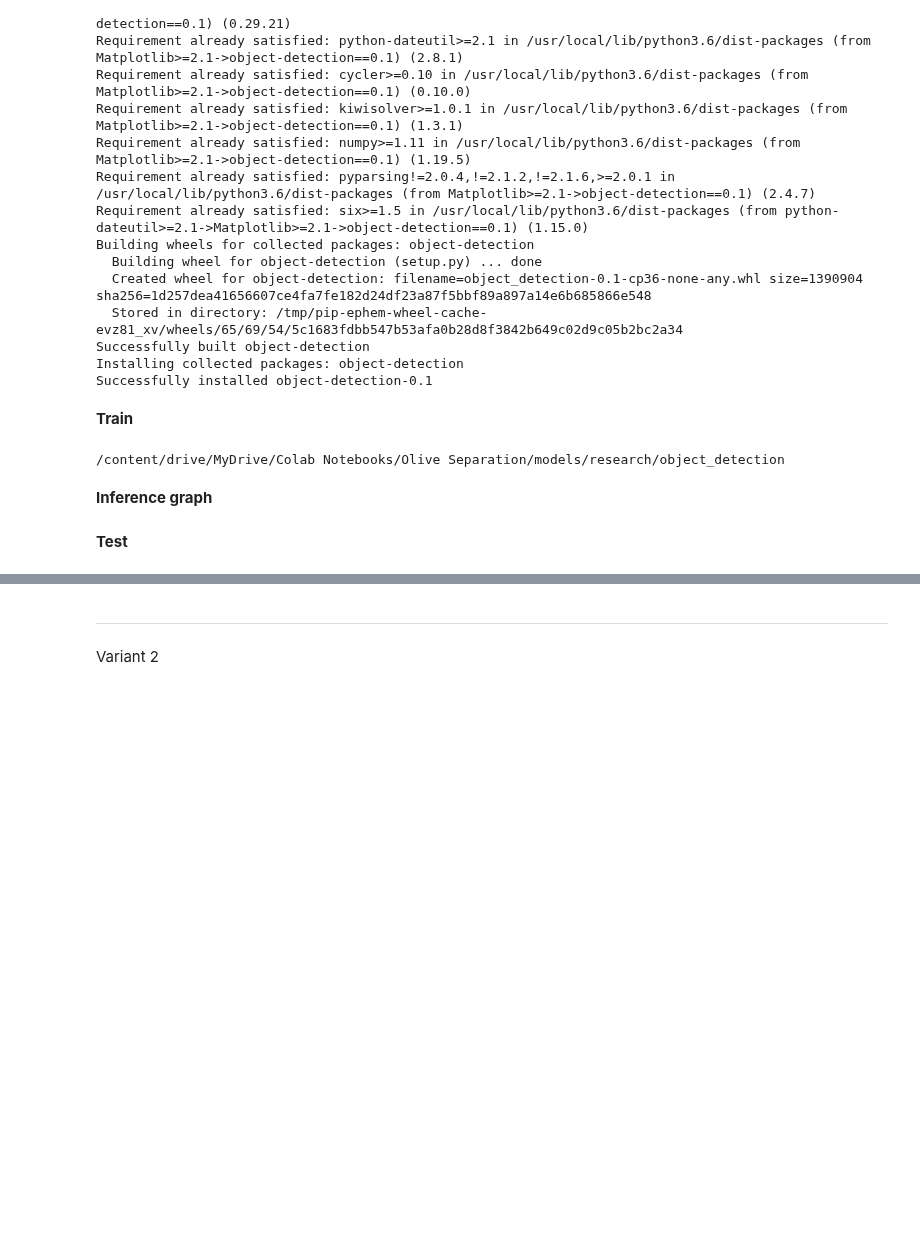
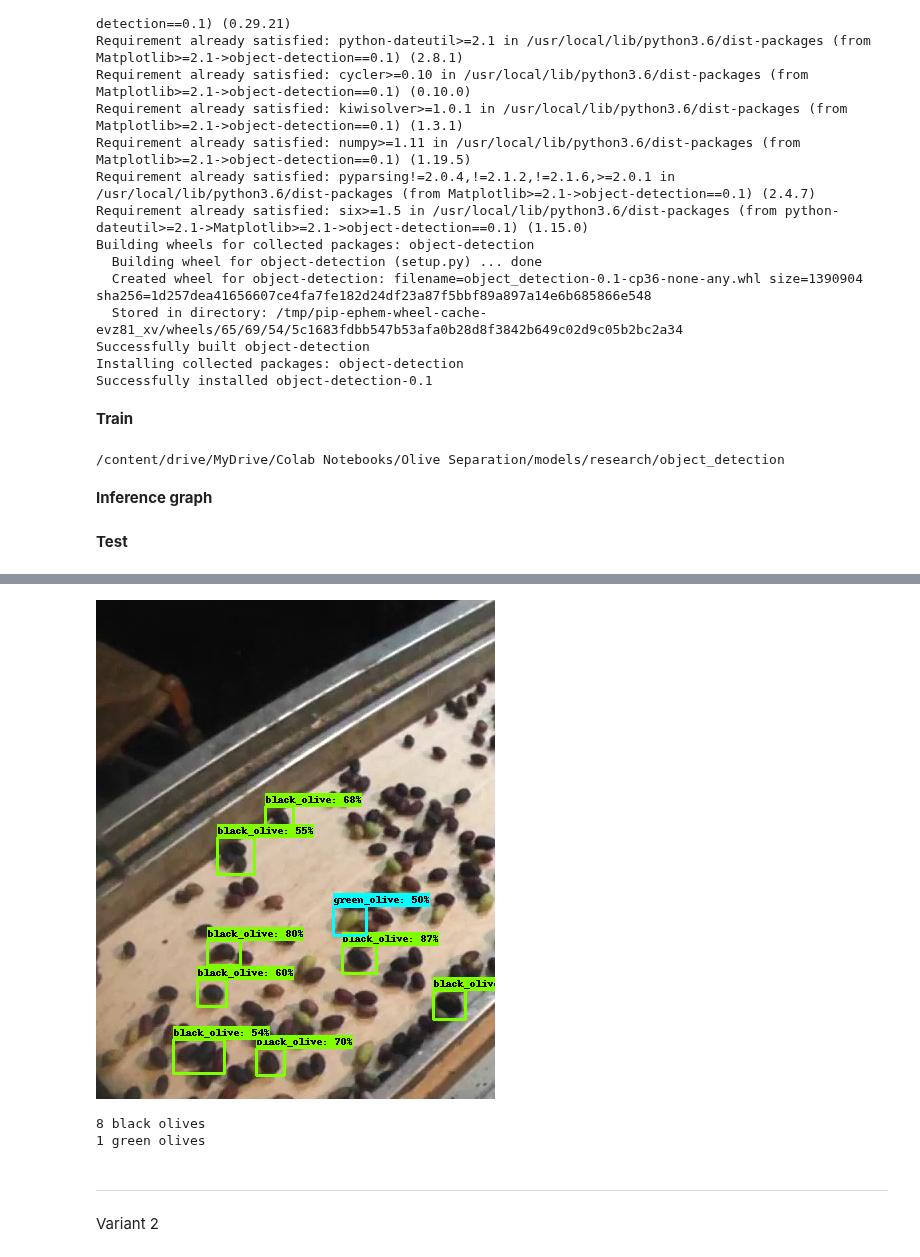
Before and after one commit to KaterynaZakharova/Olive-Separation-With-TensorFlow-Object-Detection-API, a Jupyter notebook: Olive_Separation.ipynb, the cells around one changed output, grey strips where cells are left out. Drawn from its saved outputs; the diff is of its cells as text; code cells hidden in the pictures; blank space fills up the shorter version.

Commit message:
Demo. From Google Colaboratory

```diff
--- a/Olive_Separation.ipynb
+++ b/Olive_Separation.ipynb
@@ -123,7 +123,7 @@ def image_to_array(path):
 category_index = label_map_util.create_category_index_from_labelmap('/content/drive/MyDrive/Colab Notebooks/Olive Separation/models/research/object_detection/training/labelmap.pbtxt', use_display_name=True)
 
 tf.keras.backend.clear_session()
-model = tf.saved_model.load('/content/drive/MyDrive/Colab Notebooks/Olive Separation/models/research/object_detection/inference_graph/saved_model')
+model = tf.saved_model.load('/content/drive/MyDrive/Colab Notebooks/Olive Separation/models/research/object_detection/inference_graph/saved_model/')
 
 def inference_for_image(model, image):
   image = np.asarray(image)
@@ -173,3 +173,4 @@ for image_path in glob.glob('*.jpg'):
 
 print(count_black, 'black olives')
 print(count_green, 'green olives')
+# %% [output]
@@ -176,3 +194,6 @@ print(count_green, 'green olives')
+[figure, added]
+8 black olives
+1 green olives
 # %% [markdown]
 -----------------------------------------------------------------------------
 # %% [markdown]
```
Also changed, not shown: parts of 1 cell of this notebook.
